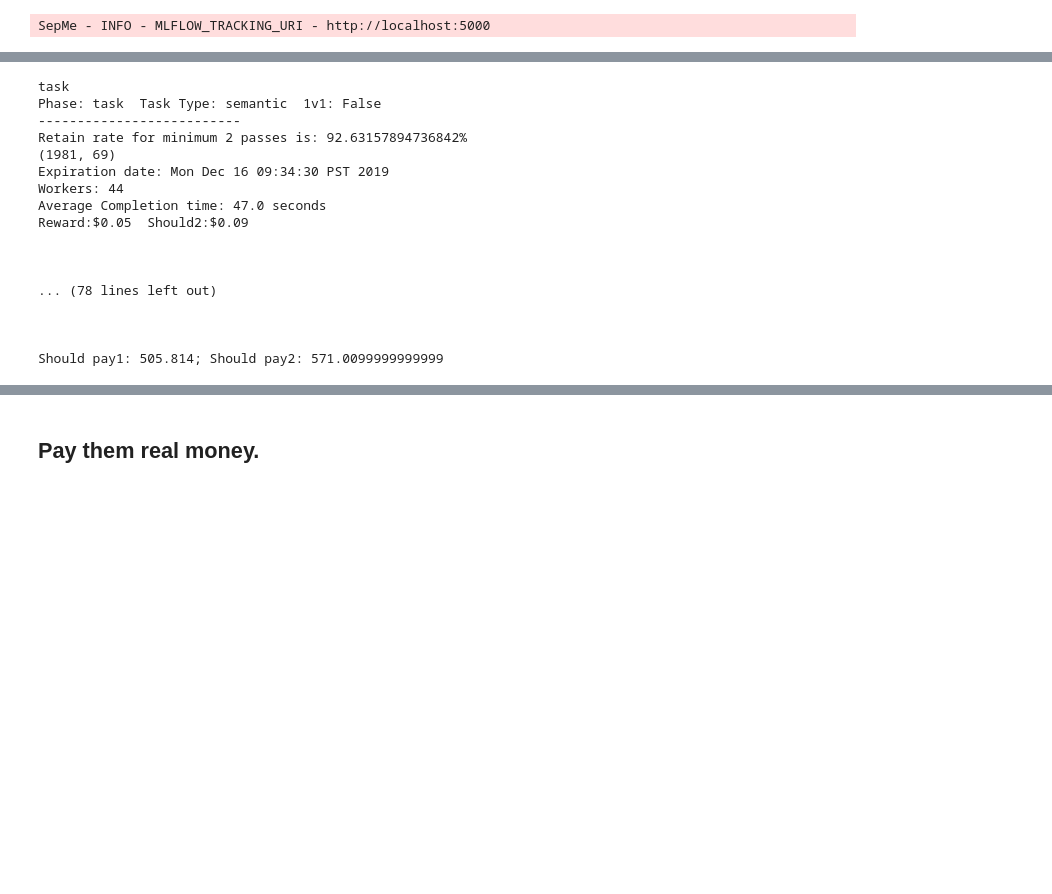
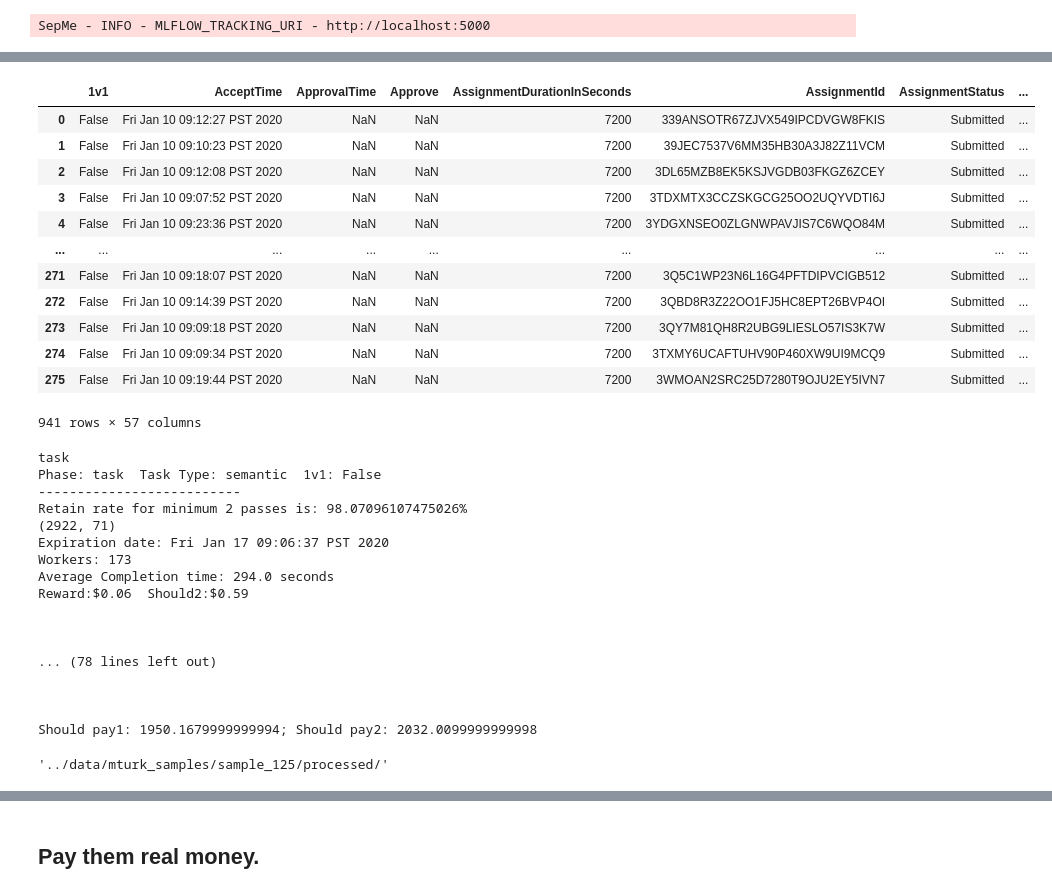
Before and after one commit to kix2mix2/SepMe, a Jupyter notebook: Jupyters/Batch Data all.ipynb, the cells around one changed output, grey strips where cells are left out. Saved outputs shown, nothing was run; the diff lists cells and outputs as text; code cells hidden in the pictures; blank space fills up the shorter version.

```diff
--- a/Jupyters/Batch Data all.ipynb
+++ b/Jupyters/Batch Data all.ipynb
@@ -131,3 +131,19 @@ Workers: 53
+# %%
+df.loc[df['Reward']==0.09]
+# %% [output]
+|  | 1v1 | AcceptTime | ApprovalTime | Approve | AssignmentDurationInSeconds | AssignmentId | AssignmentStatus | ... |
+| 0 | False | Fri Jan 10 09:12:27 PST 2020 | NaN | NaN | 7200 | 339ANSOTR67ZJVX549IPCDVGW8FKIS | Submitted | ... |
+| 1 | False | Fri Jan 10 09:10:23 PST 2020 | NaN | NaN | 7200 | 39JEC7537V6MM35HB30A3J82Z11VCM | Submitted | ... |
+| 2 | False | Fri Jan 10 09:12:08 PST 2020 | NaN | NaN | 7200 | 3DL65MZB8EK5KSJVGDB03FKGZ6ZCEY | Submitted | ... |
+| 3 | False | Fri Jan 10 09:07:52 PST 2020 | NaN | NaN | 7200 | 3TDXMTX3CCZSKGCG25OO2UQYVDTI6J | Submitted | ... |
+| 4 | False | Fri Jan 10 09:23:36 PST 2020 | NaN | NaN | 7200 | 3YDGXNSEO0ZLGNWPAVJIS7C6WQO84M | Submitted | ... |
+| ... | ... | ... | ... | ... | ... | ... | ... | ... |
+| 271 | False | Fri Jan 10 09:18:07 PST 2020 | NaN | NaN | 7200 | 3Q5C1WP23N6L16G4PFTDIPVCIGB512 | Submitted | ... |
+| 272 | False | Fri Jan 10 09:14:39 PST 2020 | NaN | NaN | 7200 | 3QBD8R3Z22OO1FJ5HC8EPT26BVP4OI | Submitted | ... |
+| 273 | False | Fri Jan 10 09:09:18 PST 2020 | NaN | NaN | 7200 | 3QY7M81QH8R2UBG9LIESLO57IS3K7W | Submitted | ... |
+| 274 | False | Fri Jan 10 09:09:34 PST 2020 | NaN | NaN | 7200 | 3TXMY6UCAFTUHV90P460XW9UI9MCQ9 | Submitted | ... |
+| 275 | False | Fri Jan 10 09:19:44 PST 2020 | NaN | NaN | 7200 | 3WMOAN2SRC25D7280T9OJU2EY5IVN7 | Submitted | ... |
+941 rows × 57 columns
 # %%
 cols =[]
 dfs = []
@@ -150,7 +166,7 @@ for pp in set(df['phase']):
                 #print(df1['total_recordings'])
 
             else:
-                df1 = self_clean(df1, majority=.55, neg=40, pos=60, min_passes = 2)
+                df1 = self_clean(df1, majority=.6, neg=40, pos=60, min_passes = 2)
 
             print(df1.shape)
             print('Expiration date: {}'.format(df1.loc[0,'Expiration']))
@@ -184,16 +200,16 @@ for pp in set(df['phase']):
 #                                                                                              reward,
 #                                                                                              should_reward))
 
-            if len( df1.loc[df1['total_recordings']>15,:])>0:
-                df1.loc[df1['total_recordings']>15,:].to_csv('{}{}_{}_1v1-{}_size-{}_over15.csv'.format(
-                                processed_files, pp, tt, vv, df1.shape[0]), index=False)
+#             if len( df1.loc[df1['total_recordings']>15,:])>0:
+#                 df1.loc[df1['total_recordings']>15,:].to_csv('{}{}_{}_1v1-{}_size-{}_over15.csv'.format(
+#                                 processed_files, pp, tt, vv, df1.shape[0]), index=False)
 
 
-            if len( df1.loc[df1['total_recordings']<=15,:])>0:
-                print('HITs under 15: {}'.format(len( df1.loc[df1['total_recordings']<=15,:])))
-                df1.loc[df1['total_recordings']<=15,'Approve'] = 'X'
-                df1.loc[df1['total_recordings']<=15,:].to_csv('{}{}_{}_1v1-{}_size-{}_under15.csv'.format(
-                                    processed_files, pp, tt, vv, df1.shape[0]), index=False)
+#             if len( df1.loc[df1['total_recordings']<=15,:])>0:
+#                 print('HITs under 15: {}'.format(len( df1.loc[df1['total_recordings']<=15,:])))
+#                 df1.loc[df1['total_recordings']<=15,'Approve'] = 'X'
+#                 df1.loc[df1['total_recordings']<=15,:].to_csv('{}{}_{}_1v1-{}_size-{}_under15.csv'.format(
+#                                     processed_files, pp, tt, vv, df1.shape[0]), index=False)
 
 
             workerId = list(set(df1['WorkerId']))
@@ -226,6 +242,10 @@ for pp in set(df['phase']):
 
                 else:
                     if tt == 'semantic':
+                        print(df1.shape)
+                        df2 = df1.loc[df1['Reward']>0.07, :]
+
+                        df1.loc[df1['Reward']==0.09].to_csv('semantic_only.csv', index=False)
                         name = 'completed_country'
                     else:
                         name = 'completed_first_scatterplot'
@@ -255,7 +275,7 @@ for pp in set(df['phase']):
 
 
 df1 = pd.concat(dfs, axis=0, sort=True)
-df1.to_csv(processed_files + 'all.csv', index=False)
+df1.to_csv(v + 'all.csv', index=False)
 
 pd.Series(workers).to_csv(qual_files +'notify_workers.csv', index=False)
 pd.Series(alr_workers).to_csv(qual_files +'already_workers.csv', index=False)
@@ -268,12 +288,12 @@ print('Should pay1: {}; Should pay2: {}'.format(np.sum(df1['ShouldReward']- df1[
 task
 Phase: task  Task Type: semantic  1v1: False
 --------------------------
-Retain rate for minimum 2 passes is: 92.63157894736842%
-(1981, 69)
-Expiration date: Mon Dec 16 09:34:30 PST 2019
-Workers: 44
-Average Completion time: 47.0 seconds
-Reward:$0.05  Should2:$0.09
+Retain rate for minimum 2 passes is: 98.07096107475026%
+(2922, 71)
+Expiration date: Fri Jan 17 09:06:37 PST 2020
+Workers: 173
+Average Completion time: 294.0 seconds
+Reward:$0.06  Should2:$0.59
 
 
 
@@ -281,4 +301,8 @@ Reward:$0.05  Should2:$0.09
 
 
 
-Should pay1: 505.814; Should pay2: 571.0099999999999
+Should pay1: 1950.1679999999994; Should pay2: 2032.0099999999998
+# %%
+processed_files
+# %% [output]
+'../data/mturk_samples/sample_125/processed/'
```
Also changed, not shown: parts of 4 cells of this notebook, 6 other files.
